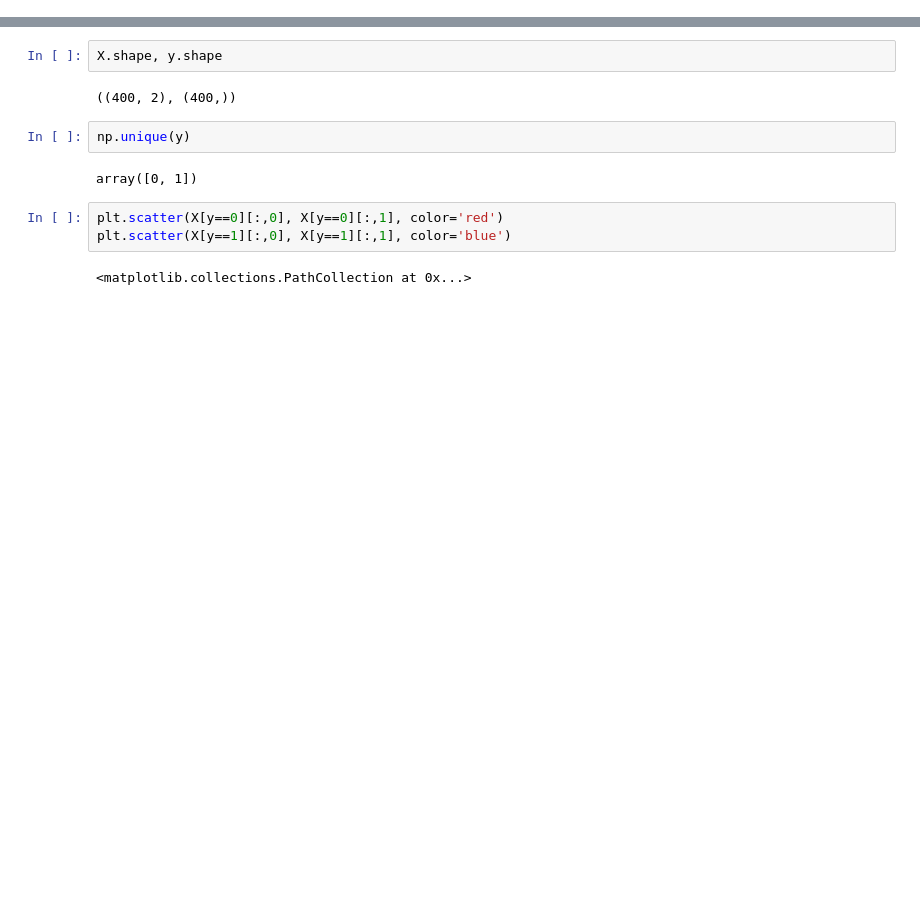
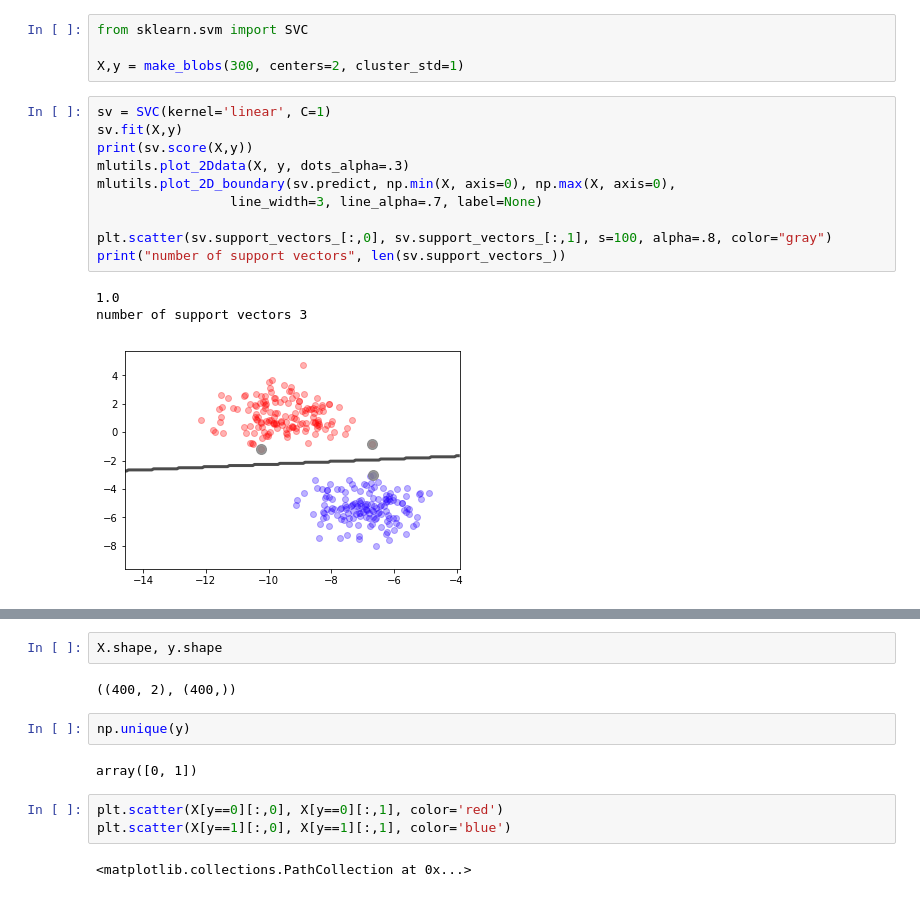
Before and after one commit to sivico26/ML-biocomp, a Jupyter notebook: notebooks/lectures/lect3-models.ipynb, the cells around one changed output, grey strips where cells are left out. Cells and saved outputs as stored; diff of their text form; blank space fills up the shorter version.

```diff
--- a/notebooks/lectures/lect3-models.ipynb
+++ b/notebooks/lectures/lect3-models.ipynb
@@ -7,0 +34,18 @@ from IPython.display import Image
+# %%
+from sklearn.svm import SVC
+
+X,y = make_blobs(300, centers=2, cluster_std=1)
+# %%
+sv = SVC(kernel='linear', C=1)
+sv.fit(X,y)
+print(sv.score(X,y))
+mlutils.plot_2Ddata(X, y, dots_alpha=.3)
+mlutils.plot_2D_boundary(sv.predict, np.min(X, axis=0), np.max(X, axis=0),
+                 line_width=3, line_alpha=.7, label=None)
+
+plt.scatter(sv.support_vectors_[:,0], sv.support_vectors_[:,1], s=100, alpha=.8, color="gray")
+print("number of support vectors", len(sv.support_vectors_))
+# %% [output]
+1.0
+number of support vectors 3
+[figure, added]
```
Also changed, not shown: parts of 44 cells of this notebook, 6 other files.
